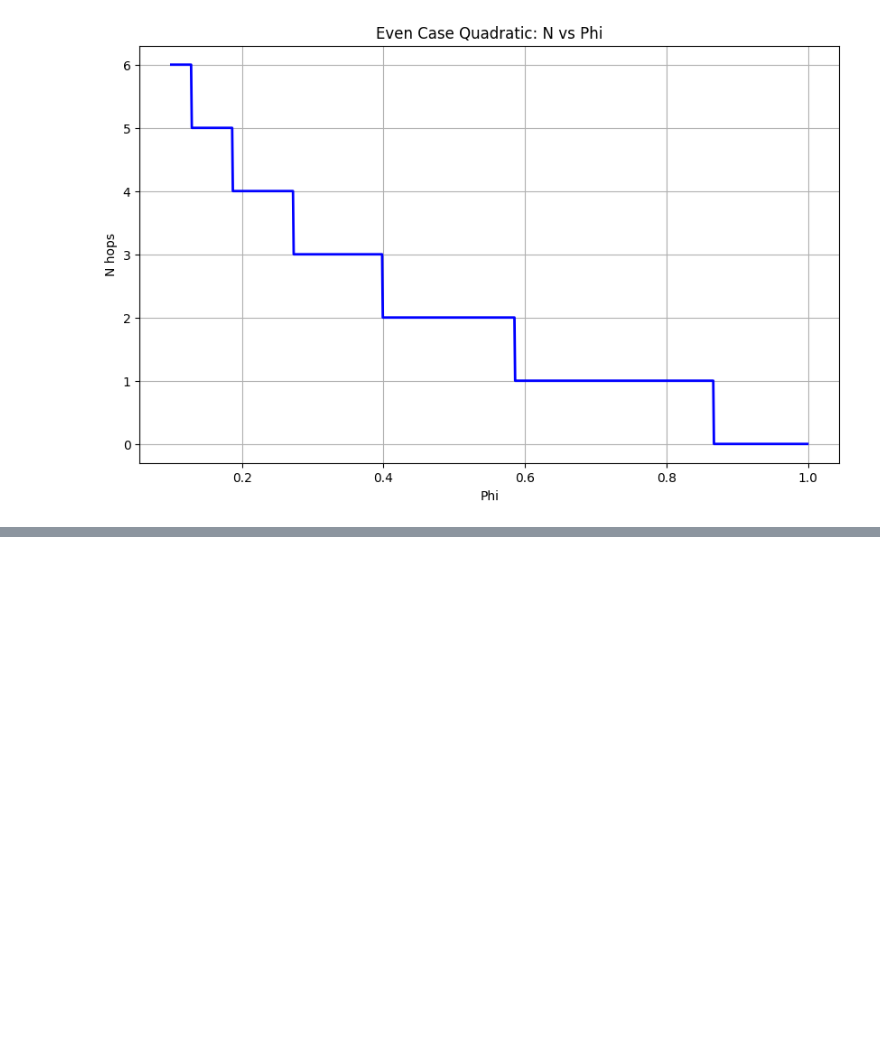
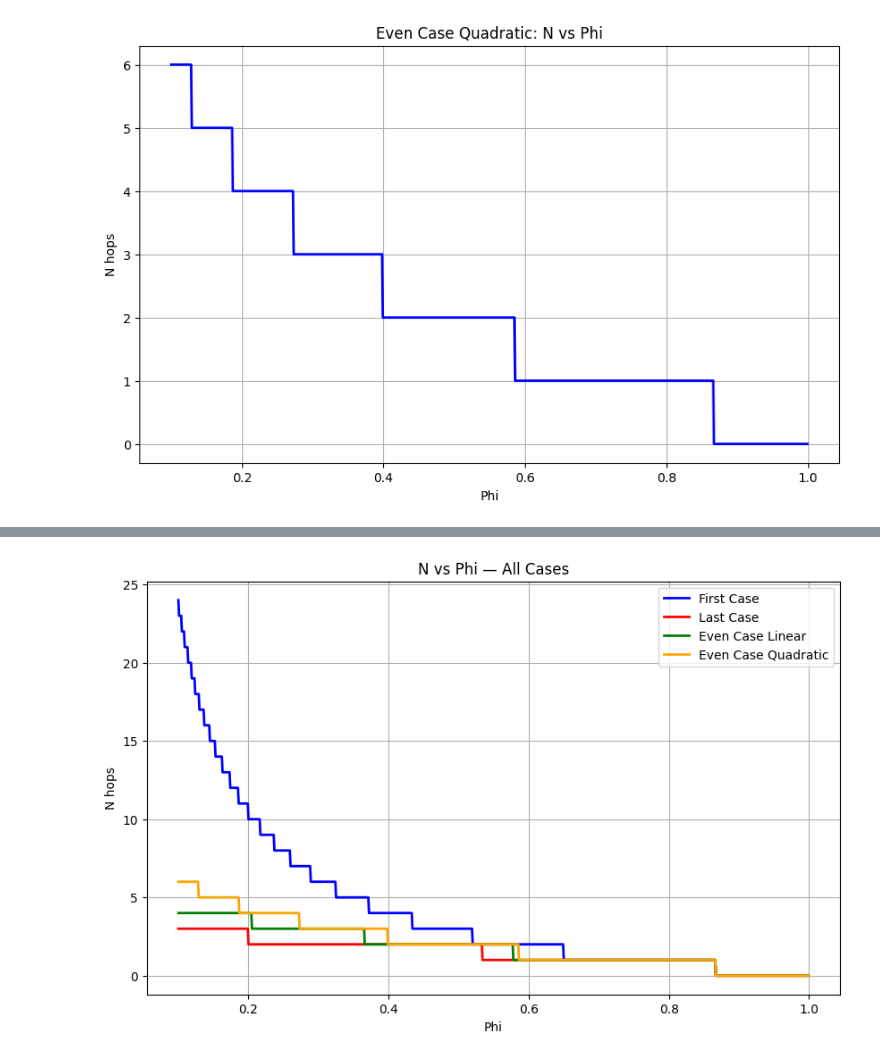
Before and after one commit to DChenet/sec_cost_simulator2, a Jupyter notebook: notebooks/figures/multisat/limits_n_sat.ipynb, the cells around one changed output, grey strips where cells are left out. Saved outputs shown, nothing was run; the diff lists cells and outputs as text; code cells hidden in the pictures; blank space fills up the shorter version.

```diff
--- a/notebooks/figures/multisat/limits_n_sat.ipynb
+++ b/notebooks/figures/multisat/limits_n_sat.ipynb
@@ -126,3 +126,95 @@ plt.show()
 [figure]
 [figure]
 [figure]
+# %%
+D = 100
+
+config = {
+    "base": {
+        "obdh": {
+            "speed": 30.0,
+            "phi": 0.9,
+            "energy_uptime": 1,
+            "energy_io": 0.001
+        },
+        "ground_link": {
+            "speed": 10.0,
+            "energy": 5,
+            "distance": 700
+        }
+    },
+    "offloading": {
+        "user_satellite": {
+            "obdh": {
+                "phi": None,
+                "speed": None,
+                "energy_uptime": None,
+                "energy_io": None
+            },
+            "isl": {
+                "speed": None,
+                "energy": 3,
+                "distance": 100
+            }
+        },
+        "edge_node": {
+            "edge_computer": {
+                "phi": None,
+                "speed": 300.0,
+                "energy_uptime": 50,
+                "energy_io": 0.001
+            },
+            "ground_link": {
+                "speed": None,
+                "energy": 5,
+                "distance": 700
+            }
+        }
+    }
+}
+
+sgl = config["base"]["ground_link"]["speed"]
+sisl = sgl * 3
+sec = config["offloading"]["edge_node"]["edge_computer"]["speed"]
+phi_obdh = config["base"]["obdh"]["phi"]
+sobdh = config["base"]["obdh"]["speed"]
+
+base = D * (1/sobdh) + D * (phi_obdh/sgl)
+print(base)
+
+x = np.arange(0.1, 1, 0.001)
+y_first = []
+y_last = []
+y_even_linear = []
+y_even_quadratic = []
+
+for phi in x:
+    value = ( (-1/sisl) - (1/sec) - ((phi-phi_obdh)/sgl) + (1/sobdh) ) * (sisl/phi) + 1
+    y_first.append(math.floor(value))
+
+for phi in x:
+    value = ( (-1/sisl) - (1/sec) - ((phi-phi_obdh)/sgl) + (1/sobdh) ) * sisl + 1
+    y_last.append(math.floor(value))
+
+for phi in x:
+    value = ( (((1/sobdh) + ((phi_obdh-phi)/sgl)) / ((1/sisl) + (1/sec))) - 1 ) * (2/(phi+1)) + 1
+    y_even_linear.append(math.floor(value))
+
+for phi in x:
+    A = ((-1/sisl) - (1/sec) + (1/sobdh) + (phi_obdh-phi)/sgl) / ((1/sisl) + (1/sec))
+    value = np.log(phi) / np.log((phi + A)/(A+1))
+    y_even_quadratic.append(math.floor(value))
+
+# Combined plot
+plt.figure(figsize=(10, 6))
+plt.plot(x, y_first,          color='blue',   linewidth=2, label='First Case')
+plt.plot(x, y_last,           color='red',    linewidth=2, label='Last Case')
+plt.plot(x, y_even_linear,    color='green',  linewidth=2, label='Even Case Linear')
+plt.plot(x, y_even_quadratic, color='orange', linewidth=2, label='Even Case Quadratic')
+plt.xlabel('Phi')
+plt.ylabel('N hops')
+plt.title('N vs Phi — All Cases')
+plt.legend()
+plt.grid(True)
+plt.show()
+# %% [output]
@@ -128,0 +222 @@ plt.show()
+[figure, added]
```
Also changed, not shown: parts of 1 cell of this notebook.
